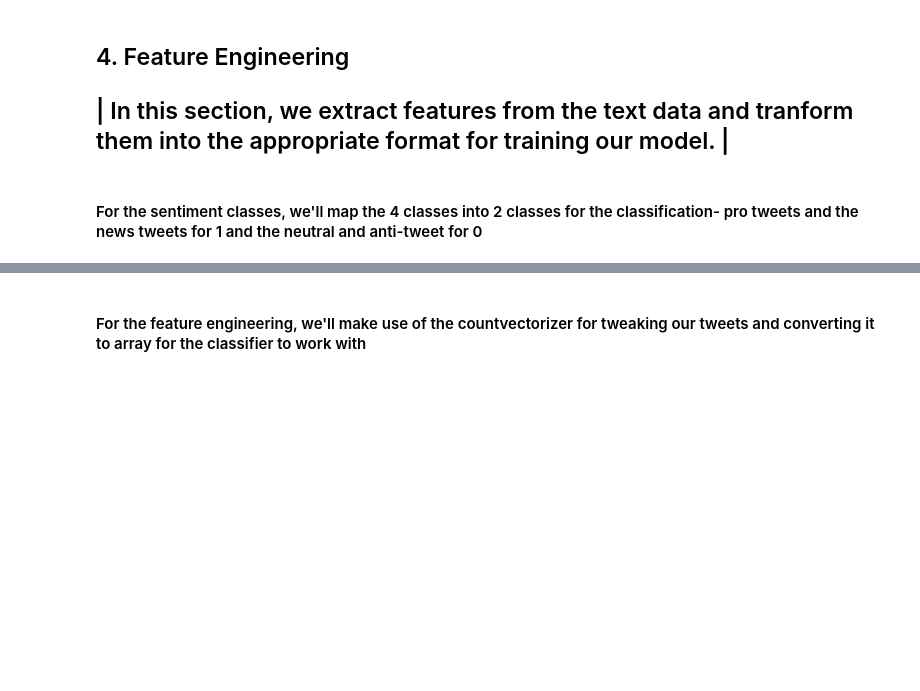
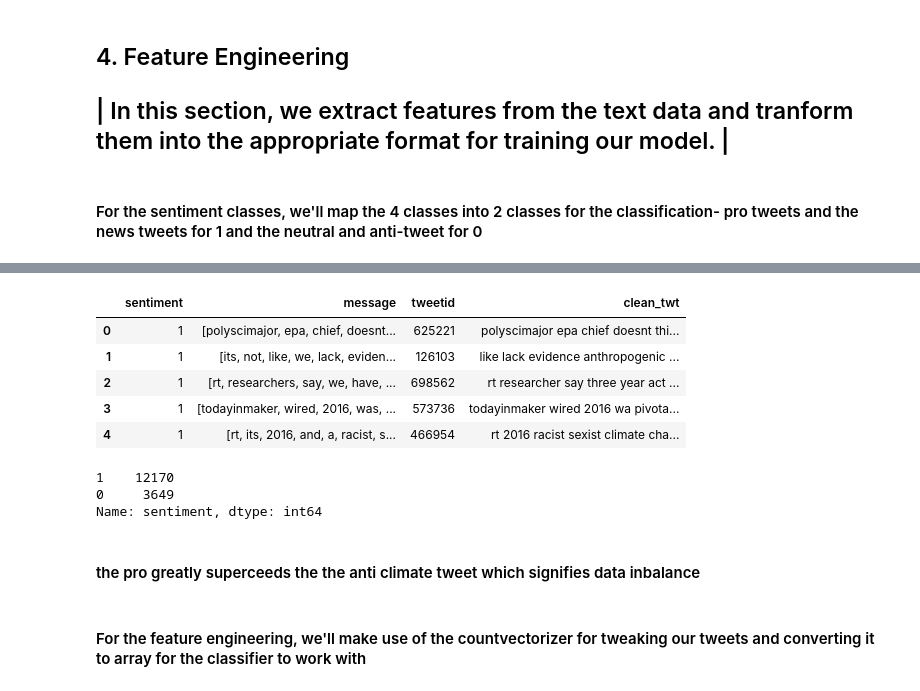
Before and after one commit to RaveEx12/classification-predict-streamlit-template, a Jupyter notebook: Classification_predict.ipynb, the cells around one changed output, grey strips where cells are left out. Cells and saved outputs as stored; diff of their text form; code cells hidden in the pictures; blank space fills up the shorter version.

Commit message:
started engineering the features and experience data inbalance. Lets converse about the data inbalance before modifying the notebook

```diff
--- a/Classification_predict.ipynb
+++ b/Classification_predict.ipynb
@@ -516,2 +522,26 @@ plt.show()
+# %%
+df_new = df.copy()
+# %%
+# Load the dataset into a DataFrame
+
+# Create a new column 'sentiment' based on the mapping
+df_new['sentiment'] = df_new['sentiment'].map({2: 1, 1: 1, 0: 0, -1: 0})
+
+df_new.head()
+# %% [output]
+|  | sentiment | message | tweetid | clean_twt |
+| 0 | 1 | [polyscimajor, epa, chief, doesnt... | 625221 | polyscimajor epa chief doesnt thi... |
+| 1 | 1 | [its, not, like, we, lack, eviden... | 126103 | like lack evidence anthropogenic ... |
+| 2 | 1 | [rt, researchers, say, we, have, ... | 698562 | rt researcher say three year act ... |
+| 3 | 1 | [todayinmaker, wired, 2016, was, ... | 573736 | todayinmaker wired 2016 wa pivota... |
+| 4 | 1 | [rt, its, 2016, and, a, racist, s... | 466954 | rt 2016 racist sexist climate cha... |
+# %%
+df_new.sentiment.value_counts() # to check if the data balances between the pro and the anti
+# %% [output]
+1    12170
+0     3649
+Name: sentiment, dtype: int64
+# %% [markdown]
+#### the pro greatly superceeds the the anti climate tweet which signifies data inbalance
 # %% [markdown]
 #### For the feature engineering, we'll make use of the countvectorizer for tweaking our tweets and converting it to array for the classifier to work with
```
Also changed, not shown: parts of 1 cell of this notebook.
